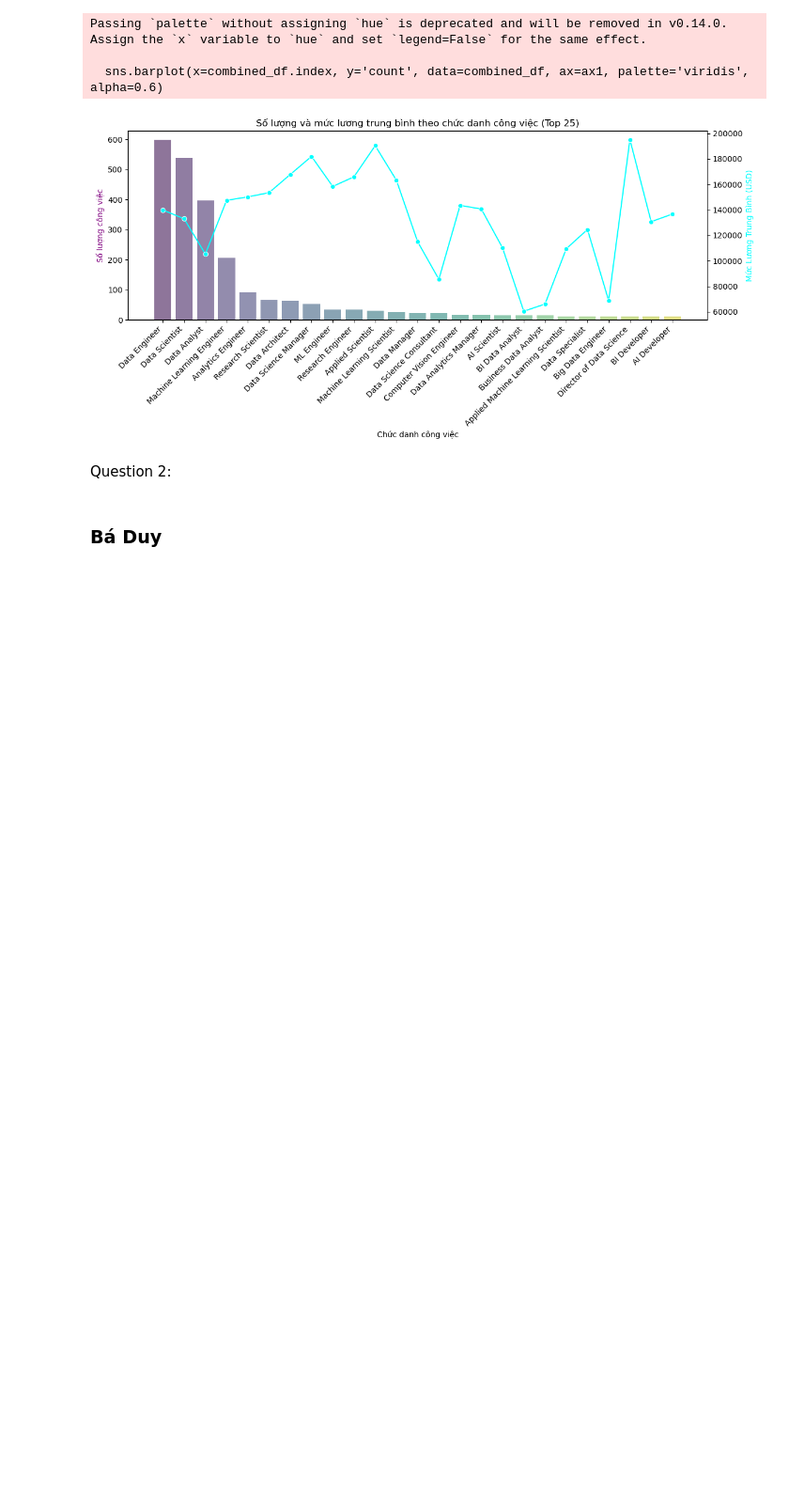
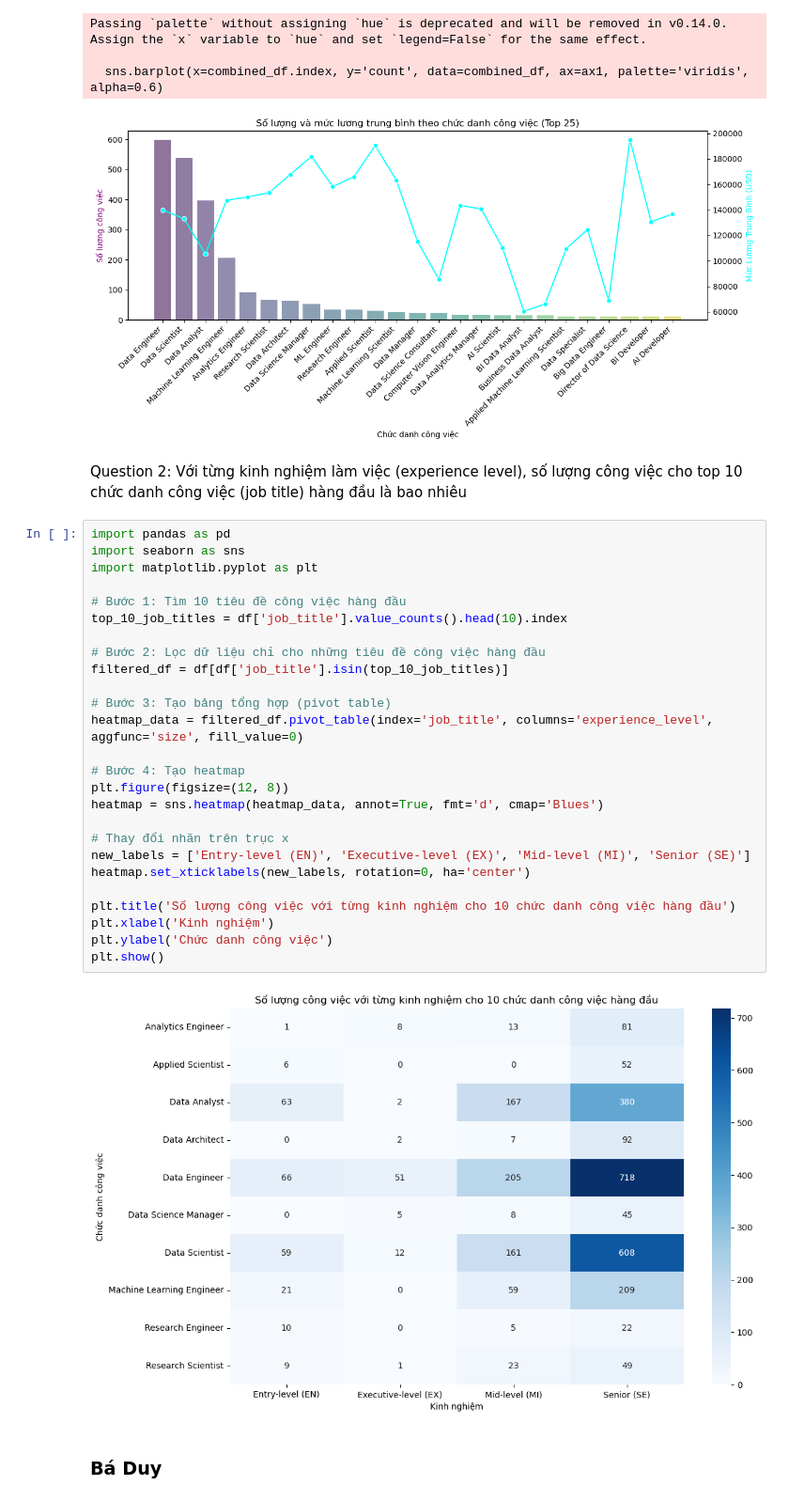
Before and after one commit to Baduc81/Data-Visualization-Lab01, a Jupyter notebook: visualize.ipynb, the cells around one changed output. Shown: that part at 94% size. Drawn from its saved outputs; the diff is of its cells as text; blank space fills up the shorter version.

Commit message:
add 2nd question

```diff
--- a/visualize.ipynb
+++ b/visualize.ipynb
@@ -149,8 +149,36 @@ Passing `palette` without assigning `hue` is deprecated and will be removed in v
 
   sns.barplot(x=combined_df.index, y='count', data=combined_df, ax=ax1, palette='viridis', alpha=0.6)
 [figure]
-# %% [markdown]
-Question 2:
+# %% [markdown]
+Question 2: Với từng kinh nghiệm làm việc (experience level), số lượng công việc cho top 10 chức danh công việc (job title) hàng đầu là bao nhiêu
+# %%
+import pandas as pd
+import seaborn as sns
+import matplotlib.pyplot as plt
+
+# Bước 1: Tìm 10 tiêu đề công việc hàng đầu
+top_10_job_titles = df['job_title'].value_counts().head(10).index
+
+# Bước 2: Lọc dữ liệu chỉ cho những tiêu đề công việc hàng đầu
+filtered_df = df[df['job_title'].isin(top_10_job_titles)]
+
+# Bước 3: Tạo bảng tổng hợp (pivot table)
+heatmap_data = filtered_df.pivot_table(index='job_title', columns='experience_level', aggfunc='size', fill_value=0)
+
+# Bước 4: Tạo heatmap
+plt.figure(figsize=(12, 8))
+heatmap = sns.heatmap(heatmap_data, annot=True, fmt='d', cmap='Blues')
+
+# Thay đổi nhãn trên trục x
+new_labels = ['Entry-level (EN)', 'Executive-level (EX)', 'Mid-level (MI)', 'Senior (SE)']
+heatmap.set_xticklabels(new_labels, rotation=0, ha='center')
+
+plt.title('Số lượng công việc với từng kinh nghiệm cho 10 chức danh công việc hàng đầu')
+plt.xlabel('Kinh nghiệm')
+plt.ylabel('Chức danh công việc')
+plt.show()
+# %% [output]
+[figure, added]
 # %% [markdown]
 ### Bá Duy ###
 # %% [markdown]
```
